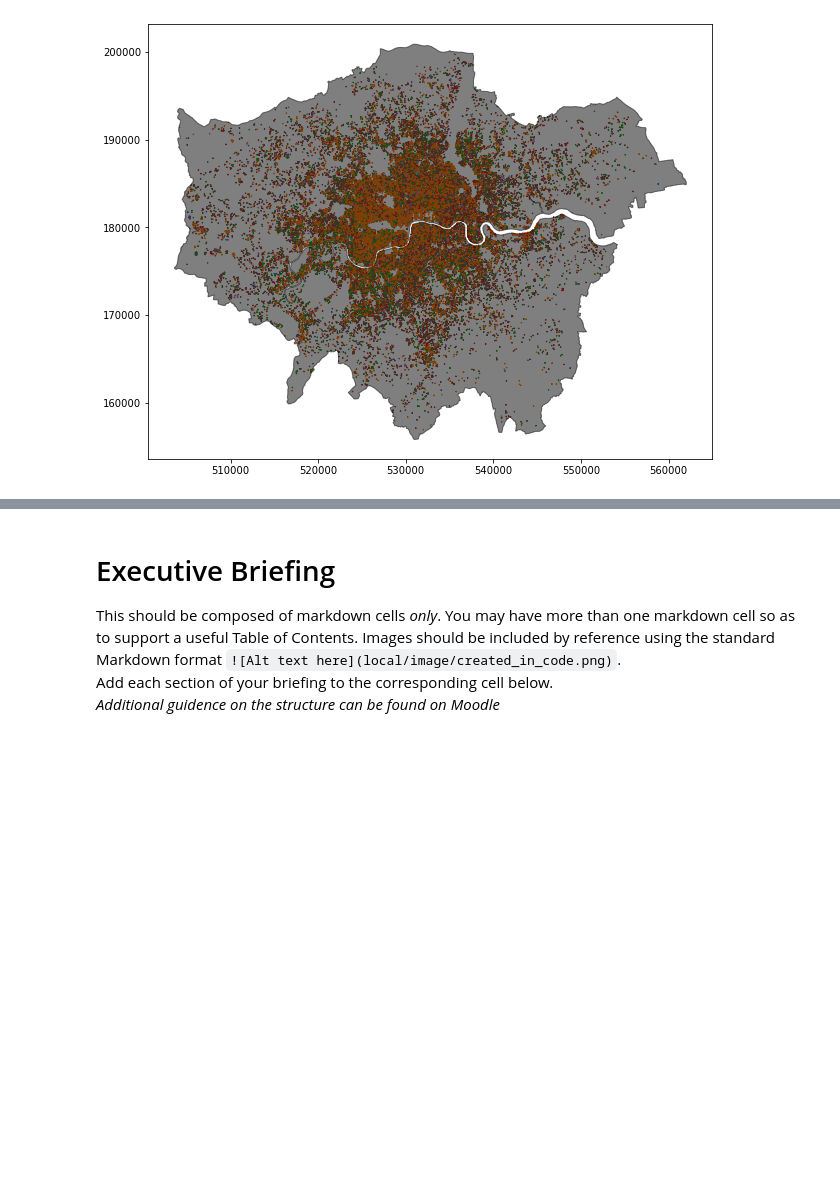
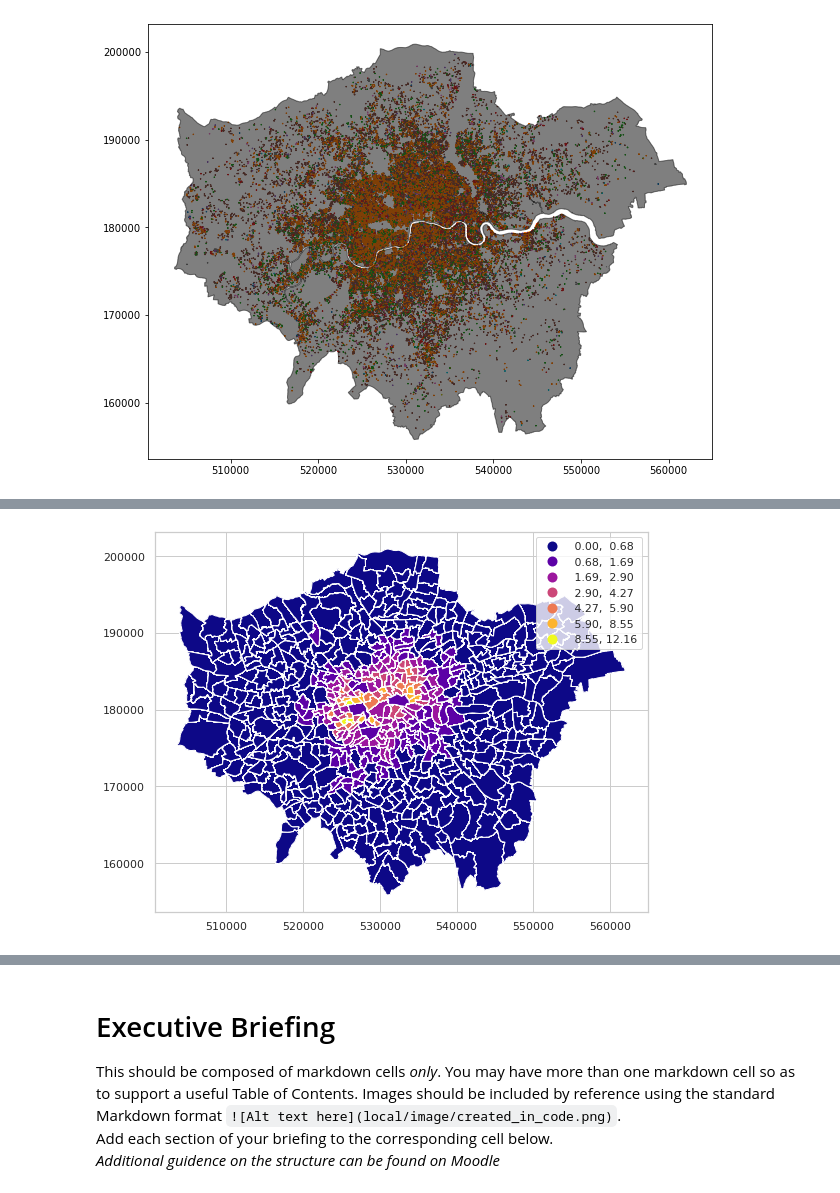
Before and after one commit to DaphneBdn/fsds_assessment3, a Jupyter notebook: Assessment-3-DB.ipynb, the cells around one changed output, grey strips where cells are left out. Cells and saved outputs as stored; diff of their text form; code cells hidden in the pictures; blank space fills up the shorter version.

```diff
--- a/Assessment-3-DB.ipynb
+++ b/Assessment-3-DB.ipynb
@@ -285,0 +493,22 @@ ldn.plot(ax=ax, edgecolor='black', facecolor='black', alpha=0.5);
+# %%
+cols_sub=['index_left','name',
+ 'room_type',
+ 'price',
+ 'availability_365',
+ 'number_of_reviews_l30d',
+ 'first_review',
+ 'last_review',
+ 'geometry',
+ 'NAME',
+ 'GSS_CODE',
+ 'HECTARES',
+ 'LB_GSS_CD',
+ 'BOROUGH']
+# %%
+# create subframe with selected columns
+wards_total= test[cols_sub]
+# %%
+#insert new columns
+
+# count of listings per ward
+wards_total["list_count"]=wards_total.groupby(["GSS_CODE"])["index_left"].transform("count")
@@ -285,0 +521,7 @@ ldn.plot(ax=ax, edgecolor='black', facecolor='black', alpha=0.5);
+# %%
+#calculate density of listings per ward
+
+wards_total["list_density"]=wards_total["list_count"]/wards_total["HECTARES"]
+
+wards_total.head()
+#print(f"Data frame is {gdf_total.shape[0]:,} x {gdf_total.shape[1]}")
@@ -285,0 +535,12 @@ ldn.plot(ax=ax, edgecolor='black', facecolor='black', alpha=0.5);
+# %%
+sns.set_style('whitegrid')
+#ax = wards_total.plot(facecolor=(0.8, 0.8, 0.8, 0.5), edgecolor='gray', linewidth=0.25, figsize=(10,10))
+#gdf_total.plot(ax=ax, column='list_density', cmap='viridis', edgecolor='none', legend=True);
+
+
+# basic map
+
+wards_total.plot(column='list_density', cmap='plasma',
+         scheme='FisherJenks', k=7, edgecolor='white', legend=True, figsize=(9,7));
+# %% [output]
+[figure, added]
```
Also changed, not shown: parts of 58 cells of this notebook, 6 other files.
